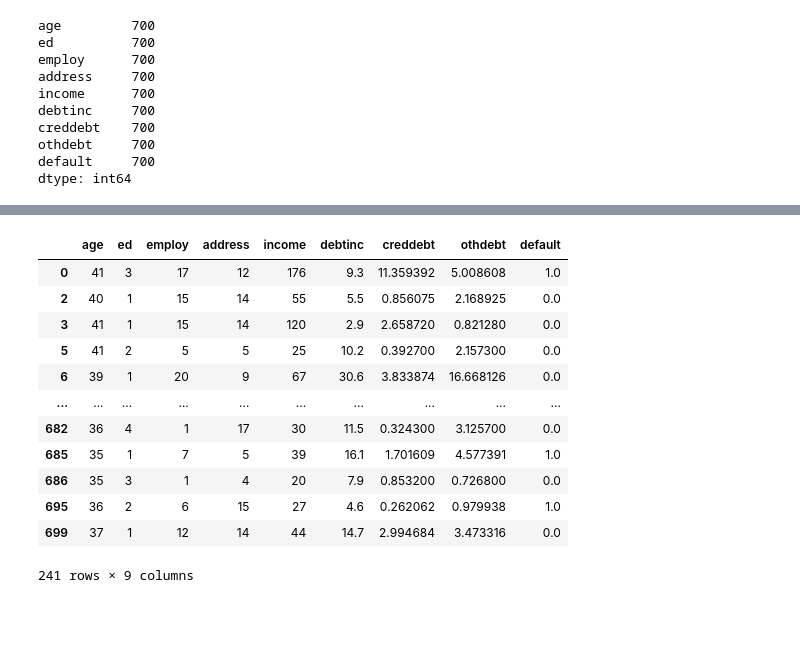
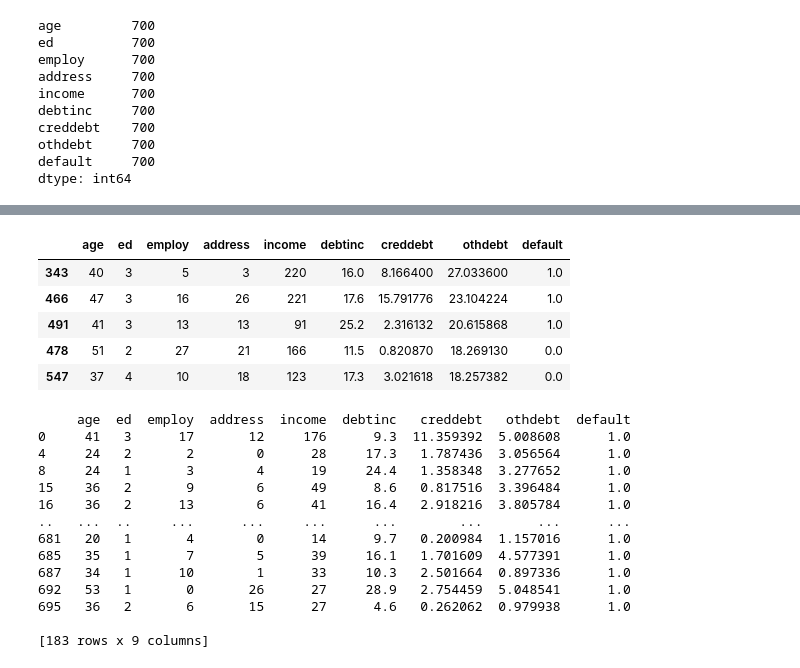
Before and after one commit to Loui3iii/Project-1, a Jupyter notebook: Project1_Group6.ipynb, the cells around one changed output, grey strips where cells are left out. Cells and saved outputs as stored; diff of their text form; code cells hidden in the pictures; blank space fills up the shorter version.

```diff
--- a/Project1_Group6.ipynb
+++ b/Project1_Group6.ipynb
@@ -71,21 +56,28 @@ age_group_df.count()
-# %%
-#separate the data by age
-genz = bankloan_clean[(bankloan_clean["age"] < 25)]
-mill = bankloan_clean[(bankloan_clean["age"] >= 25) & (bankloan_clean["age"] < 35)]
-genx = bankloan_clean[(bankloan_clean["age"] >= 35) & (bankloan_clean["age"] < 45)]
-boom = bankloan_clean[(bankloan_clean["age"] >= 45)]
-genx
-# %% [output]
-|  | age | ed | employ | address | income | debtinc | creddebt | othdebt | default |
-| 0 | 41 | 3 | 17 | 12 | 176 | 9.3 | 11.359392 | 5.008608 | 1.0 |
-| 2 | 40 | 1 | 15 | 14 | 55 | 5.5 | 0.856075 | 2.168925 | 0.0 |
-| 3 | 41 | 1 | 15 | 14 | 120 | 2.9 | 2.658720 | 0.821280 | 0.0 |
-| 5 | 41 | 2 | 5 | 5 | 25 | 10.2 | 0.392700 | 2.157300 | 0.0 |
-| 6 | 39 | 1 | 20 | 9 | 67 | 30.6 | 3.833874 | 16.668126 | 0.0 |
-| ... | ... | ... | ... | ... | ... | ... | ... | ... | ... |
-| 682 | 36 | 4 | 1 | 17 | 30 | 11.5 | 0.324300 | 3.125700 | 0.0 |
-| 685 | 35 | 1 | 7 | 5 | 39 | 16.1 | 1.701609 | 4.577391 | 1.0 |
-| 686 | 35 | 3 | 1 | 4 | 20 | 7.9 | 0.853200 | 0.726800 | 0.0 |
-| 695 | 36 | 2 | 6 | 15 | 27 | 4.6 | 0.262062 | 0.979938 | 1.0 |
-| 699 | 37 | 1 | 12 | 14 | 44 | 14.7 | 2.994684 | 3.473316 | 0.0 |
-241 rows × 9 columns
+# %%
+default_other_debt = bankloan_clean.sort_values(by= "othdebt", ascending=False)
+default_other_debt.head()
+# %% [output]
+|  | age | ed | employ | address | income | debtinc | creddebt | othdebt | default |
+| 343 | 40 | 3 | 5 | 3 | 220 | 16.0 | 8.166400 | 27.033600 | 1.0 |
+| 466 | 47 | 3 | 16 | 26 | 221 | 17.6 | 15.791776 | 23.104224 | 1.0 |
+| 491 | 41 | 3 | 13 | 13 | 91 | 25.2 | 2.316132 | 20.615868 | 1.0 |
+| 478 | 51 | 2 | 27 | 21 | 166 | 11.5 | 0.820870 | 18.269130 | 0.0 |
+| 547 | 37 | 4 | 10 | 18 | 123 | 17.3 | 3.021618 | 18.257382 | 0.0 |
+# %%
+all_default = bankloan_clean.loc[bankloan_clean["default"] == 1 ]
+print(all_default)
+# %% [output]
+     age  ed  employ  address  income  debtinc   creddebt   othdebt  default
+0     41   3      17       12     176      9.3  11.359392  5.008608      1.0
+4     24   2       2        0      28     17.3   1.787436  3.056564      1.0
+8     24   1       3        4      19     24.4   1.358348  3.277652      1.0
+15    36   2       9        6      49      8.6   0.817516  3.396484      1.0
+16    36   2      13        6      41     16.4   2.918216  3.805784      1.0
+..   ...  ..     ...      ...     ...      ...        ...       ...      ...
+681   20   1       4        0      14      9.7   0.200984  1.157016      1.0
+685   35   1       7        5      39     16.1   1.701609  4.577391      1.0
+687   34   1      10        1      33     10.3   2.501664  0.897336      1.0
+692   53   1       0       26      27     28.9   2.754459  5.048541      1.0
+695   36   2       6       15      27      4.6   0.262062  0.979938      1.0
+
+[183 rows x 9 columns]
```
Also changed, not shown: parts of 8 cells of this notebook, 4 other files.
